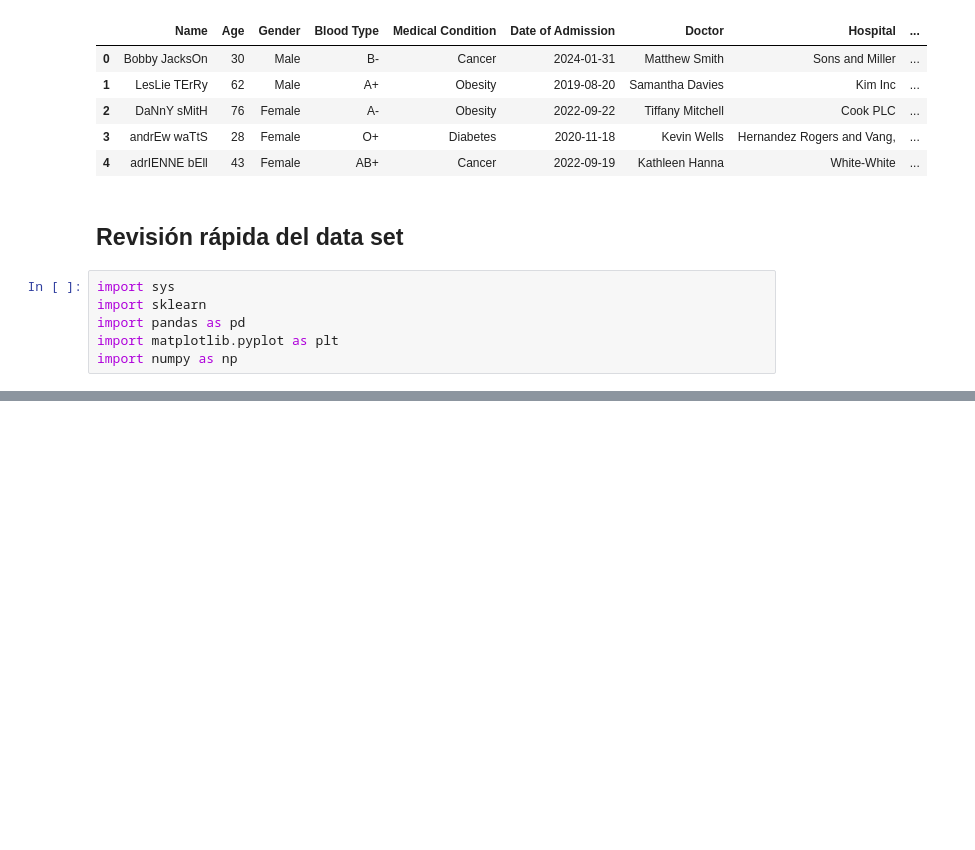
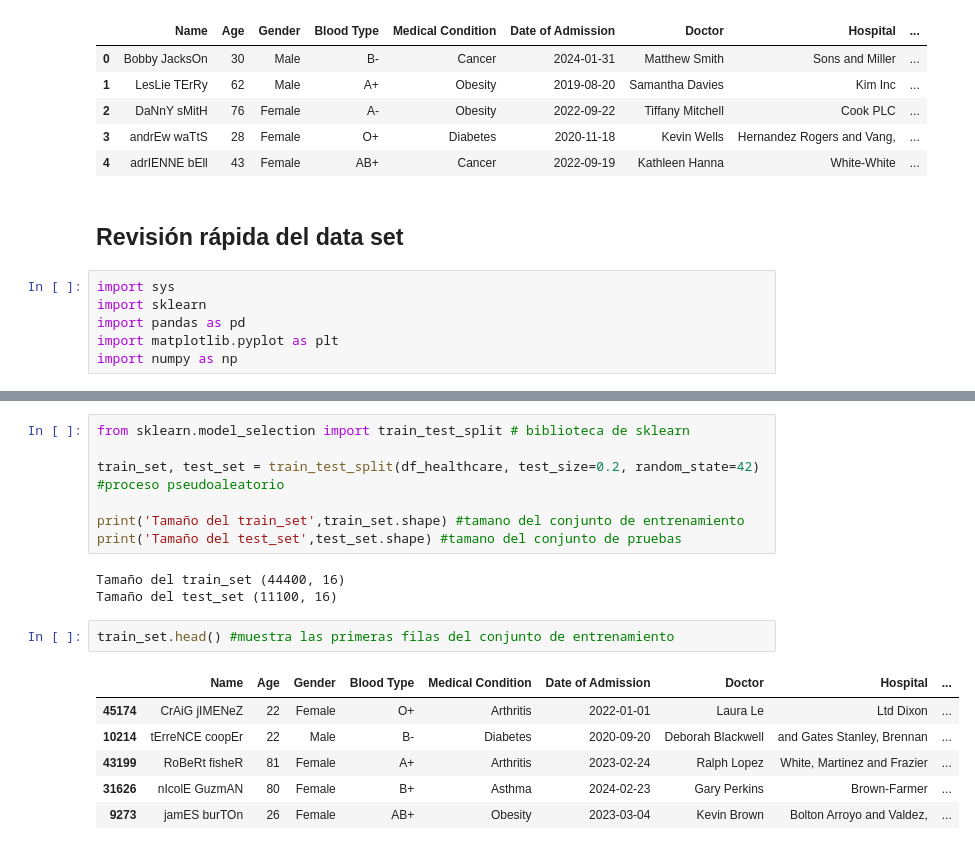
Before and after one commit to Mr-Maccoy/BigData, a Jupyter notebook: G1_SC707_Avance1_LN.ipynb, the cells around one changed output, grey strips where cells are left out. Drawn from its saved outputs; the diff is of its cells as text; blank space fills up the shorter version.

Commit message:
Semana 05 - Actualización
-Nulos.
-Conjunto de entrenamiento y de pruebas (80% y 20%).
-Estratificación de columnas.
-Comparación de sets.

```diff
--- a/G1_SC707_Avance1_LN.ipynb
+++ b/G1_SC707_Avance1_LN.ipynb
@@ -197,0 +217,19 @@ Name: Length of Stay, dtype: float64
+# %%
+from sklearn.model_selection import train_test_split # biblioteca de sklearn
+
+train_set, test_set = train_test_split(df_healthcare, test_size=0.2, random_state=42) #proceso pseudoaleatorio
+
+print('Tamaño del train_set',train_set.shape) #tamano del conjunto de entrenamiento
+print('Tamaño del test_set',test_set.shape) #tamano del conjunto de pruebas
+# %% [output]
+Tamaño del train_set (44400, 16)
+Tamaño del test_set (11100, 16)
+# %%
+train_set.head() #muestra las primeras filas del conjunto de entrenamiento
+# %% [output]
+|  | Name | Age | Gender | Blood Type | Medical Condition | Date of Admission | Doctor | Hospital | ... |
+| 45174 | CrAiG jIMENeZ | 22 | Female | O+ | Arthritis | 2022-01-01 | Laura Le | Ltd Dixon | ... |
+| 10214 | tErreNCE coopEr | 22 | Male | B- | Diabetes | 2020-09-20 | Deborah Blackwell | and Gates Stanley, Brennan | ... |
+| 43199 | RoBeRt fisheR | 81 | Female | A+ | Arthritis | 2023-02-24 | Ralph Lopez | White, Martinez and Frazier | ... |
+| 31626 | nIcolE GuzmAN | 80 | Female | B+ | Asthma | 2024-02-23 | Gary Perkins | Brown-Farmer | ... |
+| 9273 | jamES burTOn | 26 | Female | AB+ | Obesity | 2023-03-04 | Kevin Brown | Bolton Arroyo and Valdez, | ... |
```
Also changed, not shown: parts of 19 cells of this notebook.
